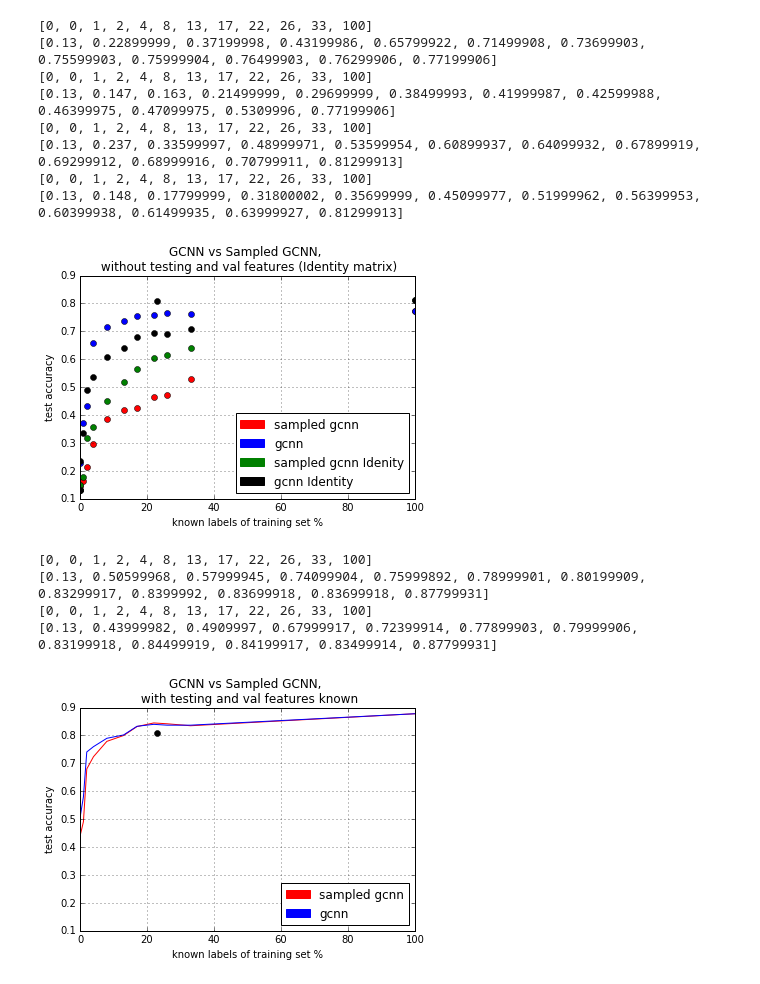
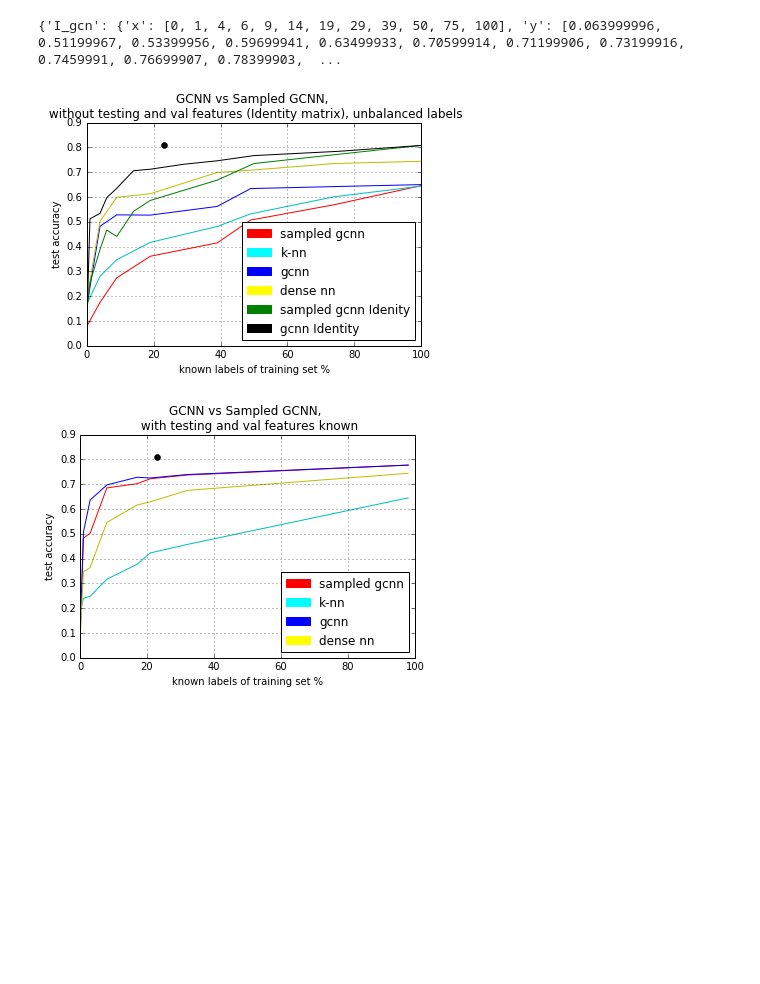
Before and after one commit to tkipf/gcn, a Jupyter notebook: gcn/results/Plot_GNN.ipynb, the cells around one changed output. Saved outputs shown, nothing was run; the diff lists cells and outputs as text; code cells hidden in the pictures; blank space fills up the shorter version.

```diff
--- a/gcn/results/Plot_GNN.ipynb
+++ b/gcn/results/Plot_GNN.ipynb
@@ -14,3 +14,13 @@ I_result_file = 'Features_Identity_'+ result_file
 I_result_random_file = 'Features_Identity_' + result_random_file
 I_results_without_test = 'Features_Identity_'+results_wo_test_file
 I_results_random_wo_test_file = 'Features_Identity_'+results_random_wo_test_file
+
+files = [result_file,
+        results_wo_test_file,
+        result_random_file,
+        results_random_wo_test_file,
+        I_result_file,
+        I_result_random_file,
+        I_results_without_test,
+        I_results_random_wo_test_file]
+stats_dict = {}
@@ -118,0 +27,17 @@ def plot_Identity(title, save_file):
+# %%
+for file in  files:
+    try:
+        with open(file, 'rb') as f:
+            stats_dict[file] = pk.load(f, encoding='latin1')
+    except Exception as e:
+        print(e)
+        print("No " + tuple_var_file[0])
+
+results = stats_dict[files[0]]['results']
+results_wo_test = stats_dict[files[1]]['results']
+results_random = stats_dict[files[2]]['results']
+results_wo_test_random = stats_dict[files[3]]['results']
+I_results = stats_dict[files[4]]['results']
+I_results_random = stats_dict[files[5]]['results']
+I_results_wo_test = stats_dict[files[6]]['results']
+I_results_wo_test_random = stats_dict[files[7]]['results']
@@ -134,24 +89,15 @@ plot_Identity('GCNN vs Sampled GCNN, \n with testing and val features (Identity
 # %%
-x_gcnn, y_gcnn, x_gcnn_sampled, y_gcnn_sampled = get_split_data(results_wo_test)
-I_x_gcnn, y_gcnn_I, x_gcnn_sampled_I, y_gcnn_sampled_I = get_split_data(I_results_wo_test)
-plot_Identity('GCNN vs Sampled GCNN, \n without testing and val features (Identity matrix)', 'GCNNvs_without_test_Identity.png')
+
+dict_plot = get_split_data(I_results_wo_test_random, prefix_keys='I_')
+print(dict_plot)
+dict_plot.update(get_split_data(results_wo_test_random))
+plot_test('GCNN vs Sampled GCNN, \n without testing and val features (Identity matrix), unbalanced labels', 'GCNNvs_without_test_Identity.png',dict_plot)
 # %% [output]
-[0, 0, 1, 2, 4, 8, 13, 17, 22, 26, 33, 100]
-[0.13, 0.22899999, 0.37199998, 0.43199986, 0.65799922, 0.71499908, 0.73699903, 0.75599903, 0.75999904, 0.76499903, 0.76299906, 0.77199906]
-[0, 0, 1, 2, 4, 8, 13, 17, 22, 26, 33, 100]
-[0.13, 0.147, 0.163, 0.21499999, 0.29699999, 0.38499993, 0.41999987, 0.42599988, 0.46399975, 0.47099975, 0.5309996, 0.77199906]
-[0, 0, 1, 2, 4, 8, 13, 17, 22, 26, 33, 100]
-[0.13, 0.237, 0.33599997, 0.48999971, 0.53599954, 0.60899937, 0.64099932, 0.67899919, 0.69299912, 0.68999916, 0.70799911, 0.81299913]
-[0, 0, 1, 2, 4, 8, 13, 17, 22, 26, 33, 100]
-[0.13, 0.148, 0.17799999, 0.31800002, 0.35699999, 0.45099977, 0.51999962, 0.56399953, 0.60399938, 0.61499935, 0.63999927, 0.81299913]
+{'I_gcn': {'x': [0, 1, 4, 6, 9, 14, 19, 29, 39, 50, 75, 100], 'y': [0.063999996, 0.51199967, 0.53399956, 0.59699941, 0.63499933, 0.70599914, 0.71199906, 0.73199916, 0.7459991, 0.76699907, 0.78399903,  ...
-[figure, old version]
+[figure, new version]
 # %%
-x_gcnn, y_gcnn, x_gcnn_sampled, y_gcnn_sampled = get_split_data(results)
-plot('GCNN vs Sampled GCNN, \n with testing and val features known', 'GCNNvs_with_test.png')
+
+plot_test('GCNN vs Sampled GCNN, \n with testing and val features known', 'GCNNvs_with_test.png',get_split_data(results))
 # %% [output]
-[0, 0, 1, 2, 4, 8, 13, 17, 22, 26, 33, 100]
-[0.13, 0.50599968, 0.57999945, 0.74099904, 0.75999892, 0.78999901, 0.80199909, 0.83299917, 0.8399992, 0.83699918, 0.83699918, 0.87799931]
-[0, 0, 1, 2, 4, 8, 13, 17, 22, 26, 33, 100]
-[0.13, 0.43999982, 0.4909997, 0.67999917, 0.72399914, 0.77899903, 0.79999906, 0.83199918, 0.84499919, 0.84199917, 0.83499914, 0.87799931]
-[figure, old version]
+[figure, new version]
 # %%
```
Also changed, not shown: parts of 7 cells of this notebook, 15 other files.
